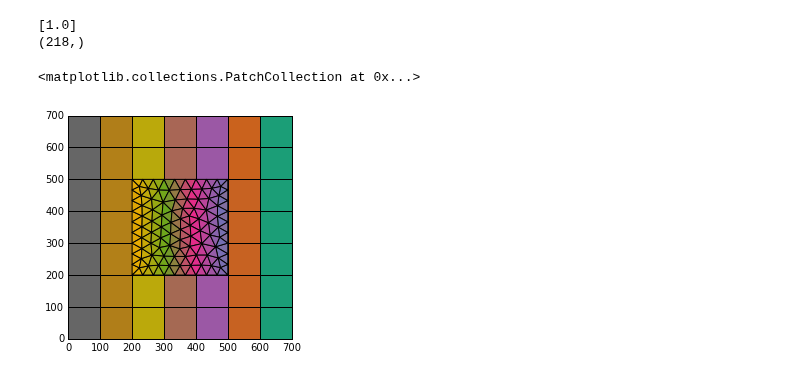
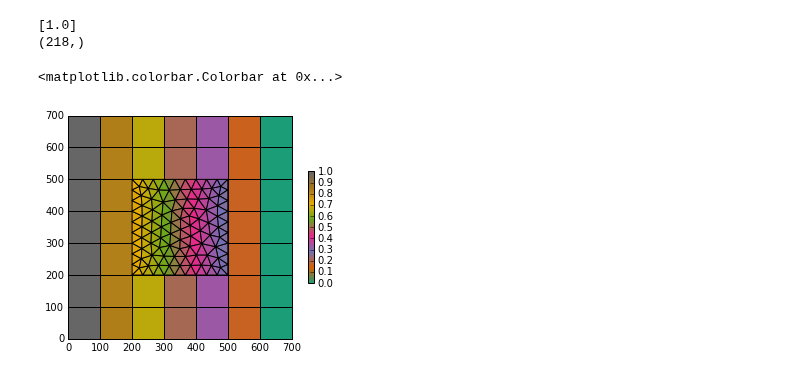
Before and after one commit to modflowpy/flopy, a Jupyter notebook: examples/Notebooks/flopy3_ReadGrdFile.ipynb, the cells around one changed output. Saved outputs shown, nothing was run; the diff lists cells and outputs as text; code cells hidden in the pictures.

```diff
--- a/examples/Notebooks/flopy3_ReadGrdFile.ipynb
+++ b/examples/Notebooks/flopy3_ReadGrdFile.ipynb
@@ -26,9 +113,10 @@ print(h.shape)
 # %%
 mm = flopy.plot.ModelMap()
 ax = plt.gca()
 ax.set_xlim(0,700)
 ax.set_ylim(0,700)
-mm.plot_cvfd(verts, iverts, edgecolor='black', a=h)
+v = mm.plot_cvfd(verts, iverts, edgecolor='black', a=h)
+plt.colorbar(v, shrink=0.5)
 # %% [output]
-<matplotlib.collections.PatchCollection at 0x...>
+<matplotlib.colorbar.Colorbar at 0x...>
-[figure, old version]
+[figure, new version]
```
Also changed, not shown: parts of 11 cells of this notebook, 7 other files.
